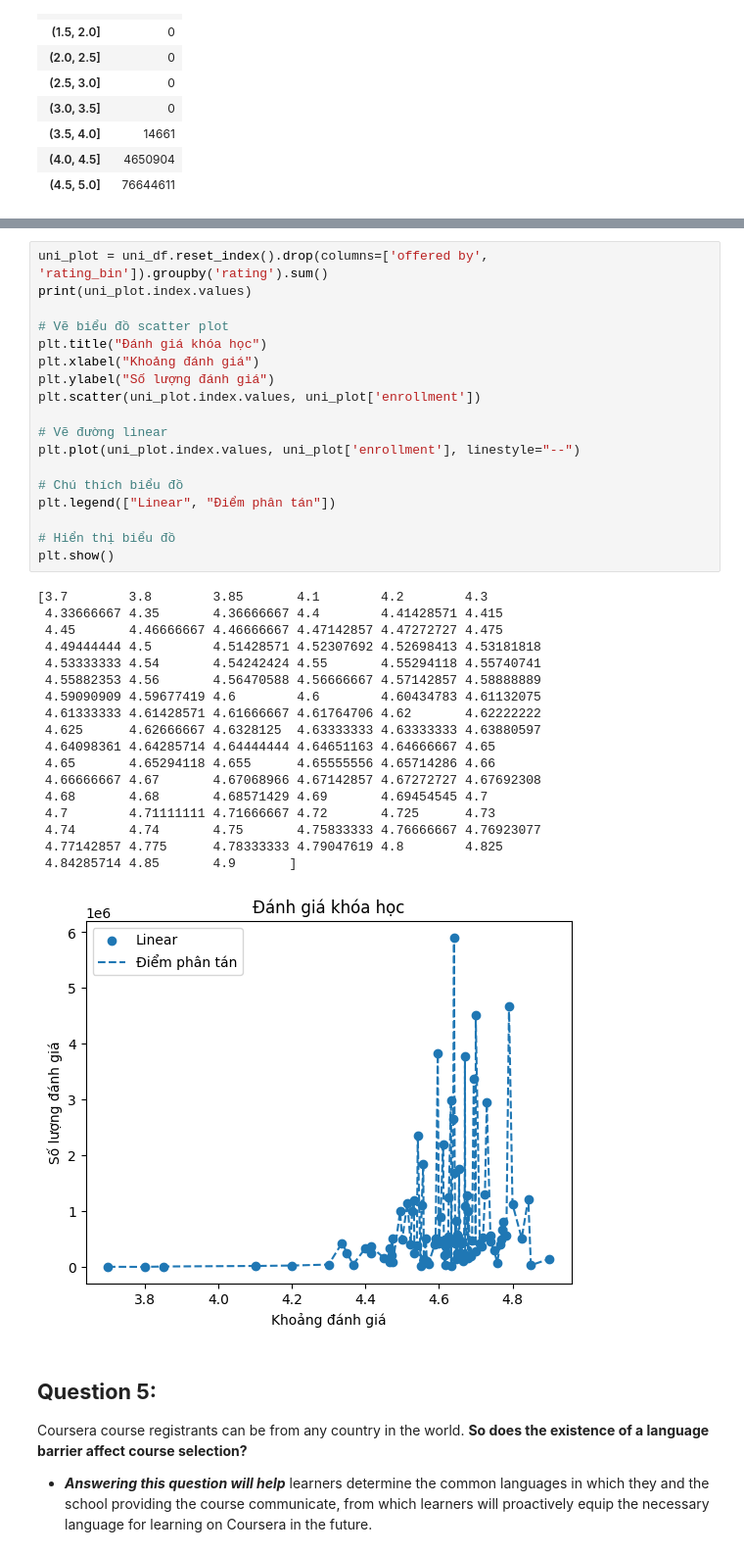
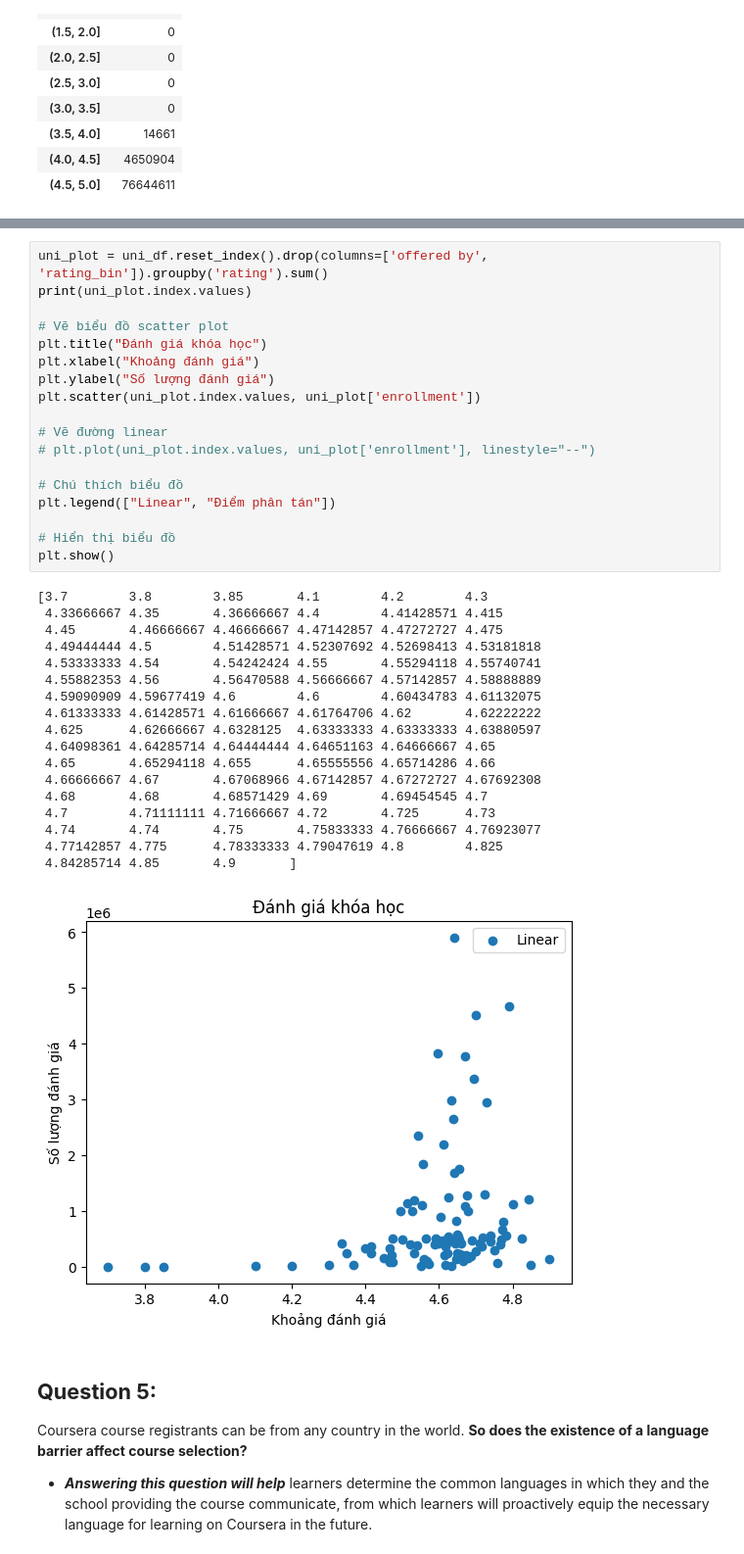
Before and after one commit to dagngyen/hcmus_23-24_coursesra-courses-analysis, a Jupyter notebook: Phase 1: Collecting, exploring and analyzing/1.3-Making-questions-4-6.ipynb, the cells around one changed output, grey strips where cells are left out. Shown at 98% size. Drawn from its saved outputs; the diff is of its cells as text.

```diff
--- a/Phase 1: Collecting, exploring and analyzing/1.3-Making-questions-4-6.ipynb
+++ b/Phase 1: Collecting, exploring and analyzing/1.3-Making-questions-4-6.ipynb
@@ -106,35 +109,35 @@ print(uni_plot.index.values)
 plt.title("Đánh giá khóa học")
 plt.xlabel("Khoảng đánh giá")
 plt.ylabel("Số lượng đánh giá")
 plt.scatter(uni_plot.index.values, uni_plot['enrollment'])
 
 # Vẽ đường linear
-plt.plot(uni_plot.index.values, uni_plot['enrollment'], linestyle="--")
+# plt.plot(uni_plot.index.values, uni_plot['enrollment'], linestyle="--")
 
 # Chú thích biểu đồ
 plt.legend(["Linear", "Điểm phân tán"])
 
 # Hiển thị biểu đồ
 plt.show()
 # %% [output]
 [3.7        3.8        3.85       4.1        4.2        4.3
  4.33666667 4.35       4.36666667 4.4        4.41428571 4.415
  4.45       4.46666667 4.46666667 4.47142857 4.47272727 4.475
  4.49444444 4.5        4.51428571 4.52307692 4.52698413 4.53181818
  4.53333333 4.54       4.54242424 4.55       4.55294118 4.55740741
  4.55882353 4.56       4.56470588 4.56666667 4.57142857 4.58888889
  4.59090909 4.59677419 4.6        4.6        4.60434783 4.61132075
  4.61333333 4.61428571 4.61666667 4.61764706 4.62       4.62222222
  4.625      4.62666667 4.6328125  4.63333333 4.63333333 4.63880597
  4.64098361 4.64285714 4.64444444 4.64651163 4.64666667 4.65
  4.65       4.65294118 4.655      4.65555556 4.65714286 4.66
  4.66666667 4.67       4.67068966 4.67142857 4.67272727 4.67692308
  4.68       4.68       4.68571429 4.69       4.69454545 4.7
  4.7        4.71111111 4.71666667 4.72       4.725      4.73
  4.74       4.74       4.75       4.75833333 4.76666667 4.76923077
  4.77142857 4.775      4.78333333 4.79047619 4.8        4.825
  4.84285714 4.85       4.9       ]
-[figure, old version]
+[figure, new version]
 # %% [markdown]
 ## **Question 5:**
 Coursera course registrants can be from any country in the world. **So does the existence of a language barrier affect course selection?**
```
Also changed, not shown: parts of 1 cell of this notebook.
